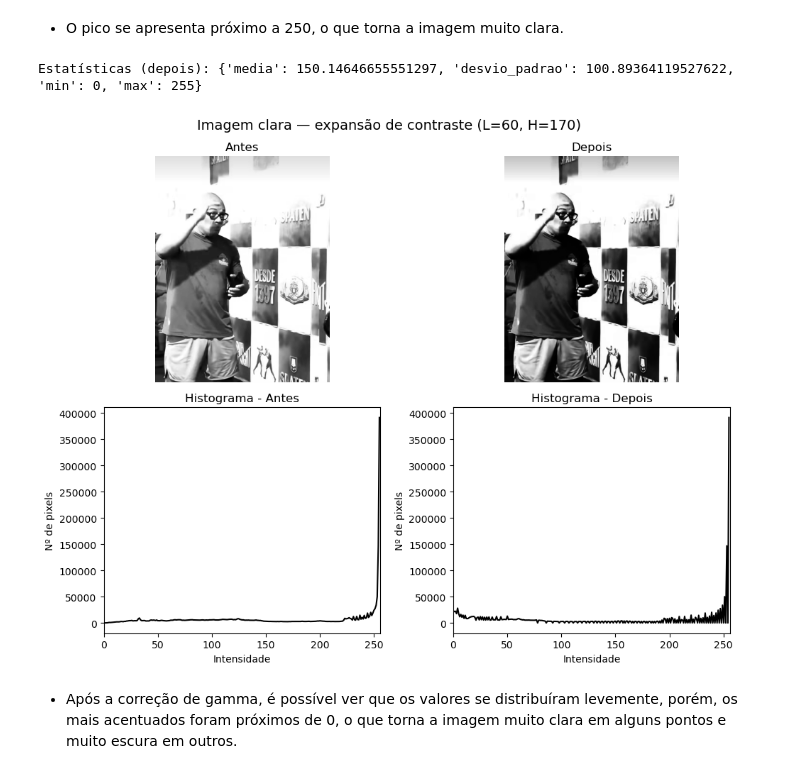
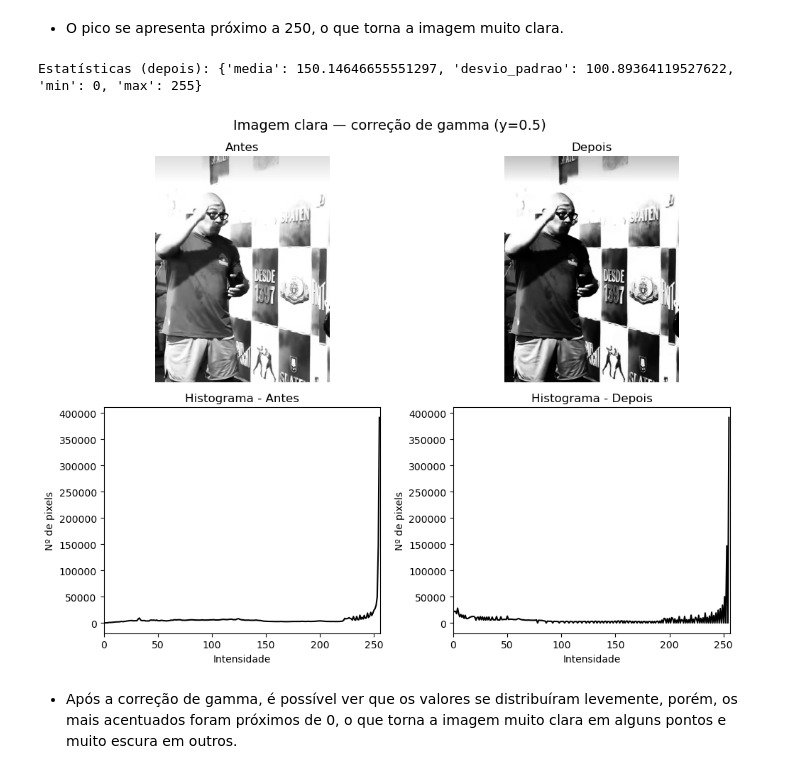
Before and after one commit to matheusdorea/Processamento_de_Imagens, a Jupyter notebook: portifolio2/ProcessamentoDeImagensPortifolio2.ipynb, the cells around one changed output. Cells and saved outputs as stored; diff of their text form; code cells hidden in the pictures.

Commit message:
correção...

```diff
--- a/portifolio2/ProcessamentoDeImagensPortifolio2.ipynb
+++ b/portifolio2/ProcessamentoDeImagensPortifolio2.ipynb
@@ -144,13 +144,13 @@ Estatísticas (antes): {'media': 178.15973871979952, 'desvio_padrao': 81.3662137
 # %%
 gamma=0.5
 
 img_clara_corrigida = corrigir_gamma(img_clara, gamma=gamma)
 print("Estatísticas (depois):", resumo_estatistico(img_clara_corrigida))
 
-plotar_antes_depois(img_clara, img_clara_corrigida, f"Imagem clara — correção de gamma (L={L_clara}, H={H_clara})")
+plotar_antes_depois(img_clara, img_clara_corrigida, f"Imagem clara — correção de gamma (y={gamma})")
 # %% [output]
 Estatísticas (depois): {'media': 150.14646655551297, 'desvio_padrao': 100.89364119527622, 'min': 0, 'max': 255}
-[figure, old version]
+[figure, new version]
 # %% [markdown]
 * Após a correção de gamma, é possível ver que os valores se distribuíram levemente, porém, os mais acentuados foram próximos de 0, o que torna a imagem muito clara em alguns pontos e muito escura em outros.
 # %%
```
